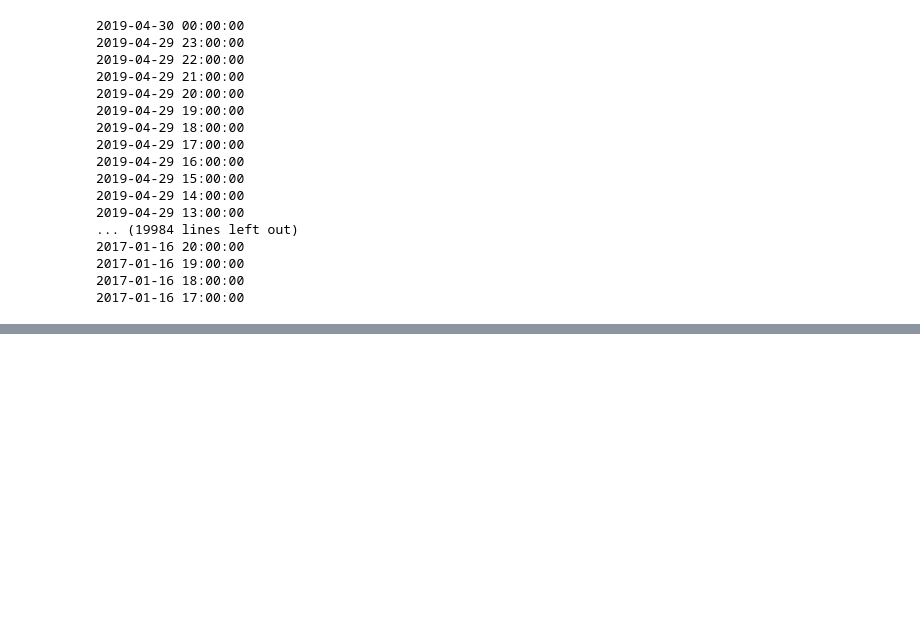
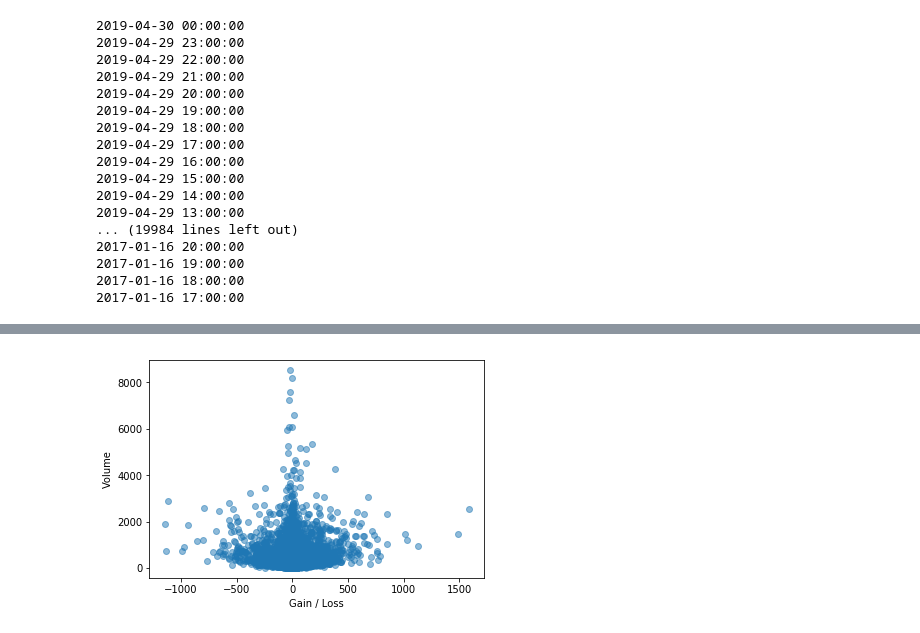
Before and after one commit to nicho1991/MachineLearning, a Jupyter notebook: Journal 3/Untitled.ipynb, the cells around one changed output, grey strips where cells are left out. Saved outputs shown, nothing was run; the diff lists cells and outputs as text; code cells hidden in the pictures; blank space fills up the shorter version.

Commit message:
Plots

```diff
--- a/Journal 3/Untitled.ipynb
+++ b/Journal 3/Untitled.ipynb
@@ -85,3 +85,11 @@ plt.show()
+# %%
+x_vals,y_vals = zip(*[(float(i.GainLoss),float(i.Volume)) for i in geminiDatas])
+plt.scatter(x_vals,y_vals, alpha=.5)
+plt.xlabel("Gain / Loss")
+plt.ylabel("Volume")
+plt.show()
+# %% [output]
+[figure, added]
 # %%
 import tensorflow as tf
 
```
Also changed, not shown: parts of 2 cells of this notebook.
